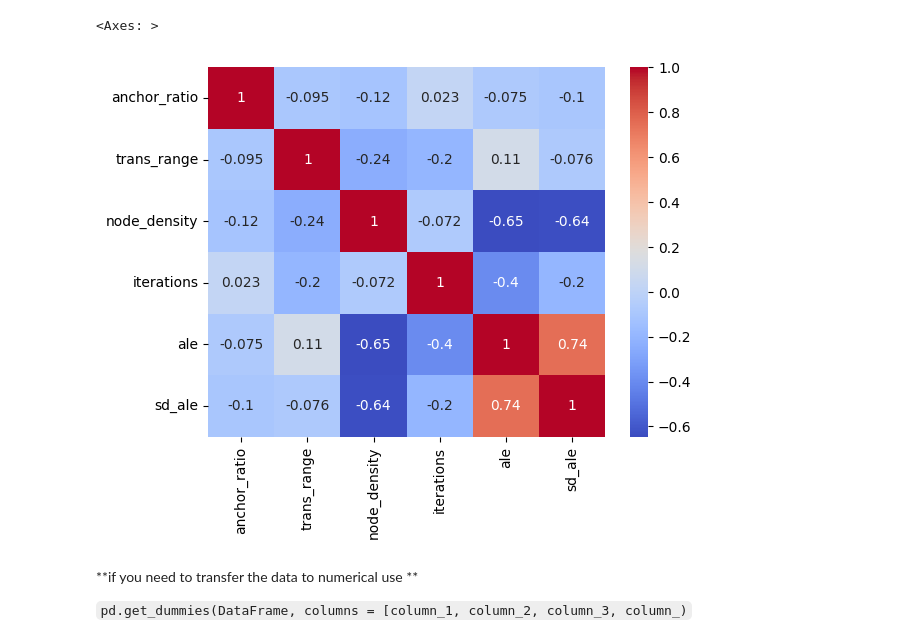
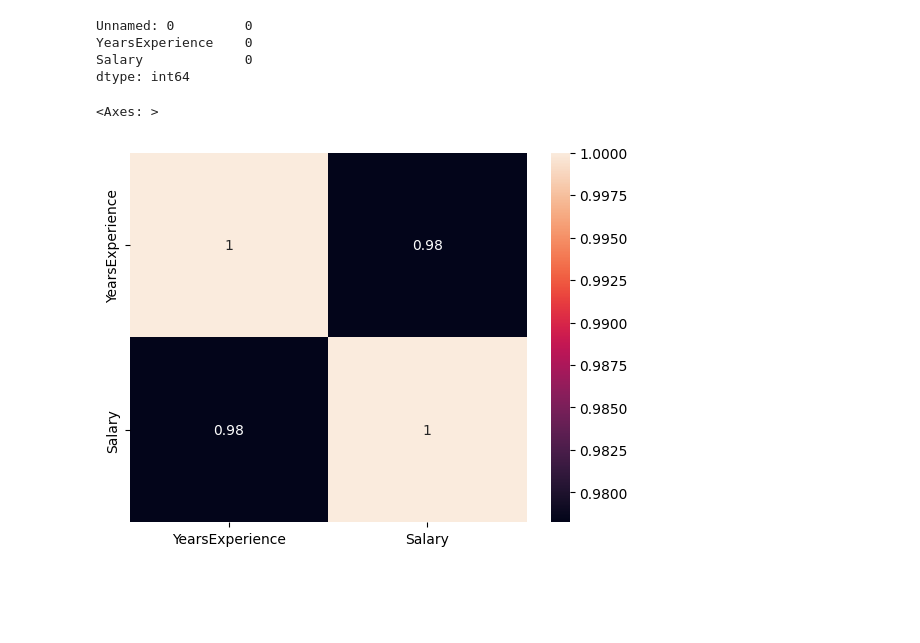
Before and after one commit to thecord/Machine-Learning, a Jupyter notebook: linear_regression.ipynb, the cells around one changed output. Cells and saved outputs as stored; diff of their text form; code cells hidden in the pictures; blank space fills up the shorter version.

```diff
--- a/linear_regression.ipynb
+++ b/linear_regression.ipynb
@@ -19,0 +10,3 @@ data.tail()
+# %%
+df = pd.read_csv('Salary_dataset.csv', index_col=0)
+df.head()
@@ -20,10 +20,13 @@ data.tail()
+# %%
+df.isnull().sum()
+# %% [output]
+Unnamed: 0         0
+YearsExperience    0
+Salary             0
+dtype: int64
 # %%
-data_corr = data.corr()
-sns.heatmap(data_corr, annot=True, cmap='coolwarm')
+df_corr = df.corr()
+sns.heatmap(df_corr, annot=True)
 # %% [output]
 <Axes: >
-[figure, old version]
+[figure, new version]
-# %% [markdown]
-**if you need to transfer the data to numerical use **
-
-`pd.get_dummies(DataFrame, columns = [column_1, column_2, column_3, column_)`
```
Also changed, not shown: parts of 17 cells of this notebook.
